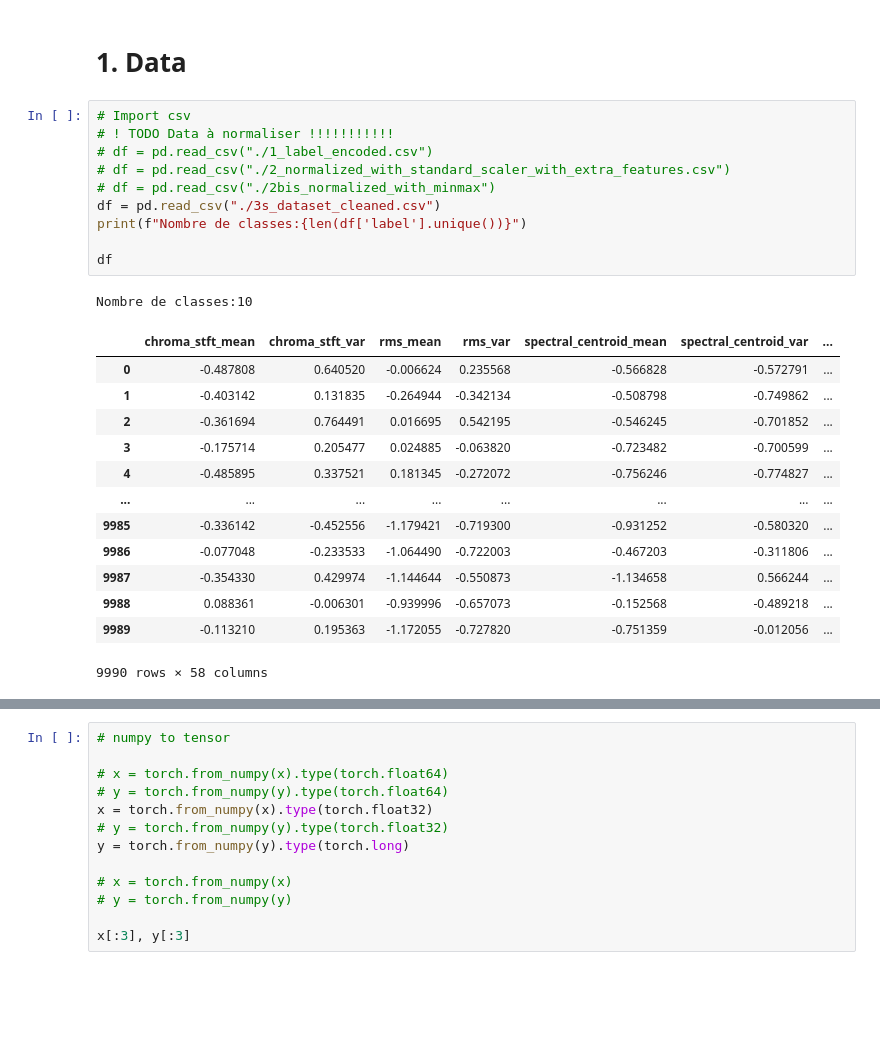
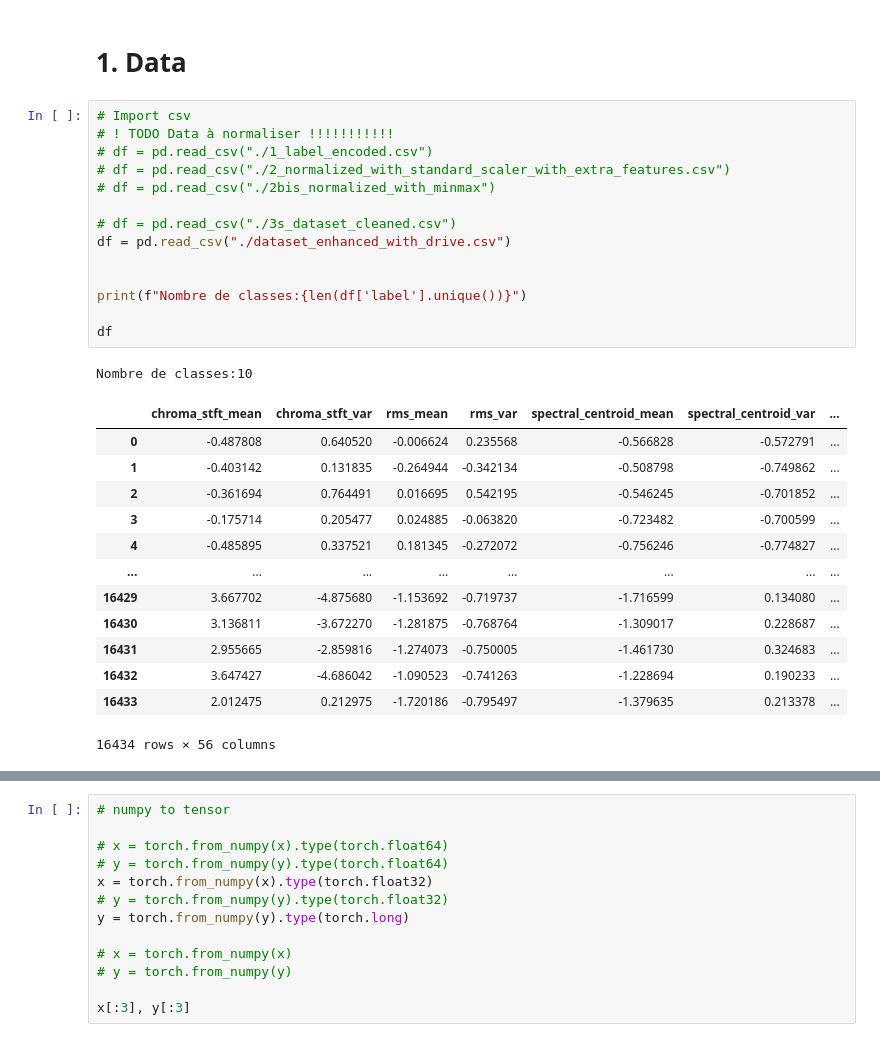
Before and after one commit to Pindice/Music2, a Jupyter notebook: q_labo/previous_model/pytorch_model_v3/pytorch_model copy 2.ipynb, the cells around one changed output, grey strips where cells are left out. Saved outputs shown, nothing was run; the diff lists cells and outputs as text; blank space fills up the shorter version.

```diff
--- a/q_labo/previous_model/pytorch_model_v3/pytorch_model copy 2.ipynb
+++ b/q_labo/previous_model/pytorch_model_v3/pytorch_model copy 2.ipynb
@@ -25,28 +25,32 @@ device
 # %%
 # Import csv
 # ! TODO Data à normaliser !!!!!!!!!!!
 # df = pd.read_csv("./1_label_encoded.csv")
 # df = pd.read_csv("./2_normalized_with_standard_scaler_with_extra_features.csv")
 # df = pd.read_csv("./2bis_normalized_with_minmax")
-df = pd.read_csv("./3s_dataset_cleaned.csv")
+
+# df = pd.read_csv("./3s_dataset_cleaned.csv")
+df = pd.read_csv("./dataset_enhanced_with_drive.csv")
+
+
 print(f"Nombre de classes:{len(df['label'].unique())}")
 
 df
 # %% [output]
 Nombre de classes:10
 |  | chroma_stft_mean | chroma_stft_var | rms_mean | rms_var | spectral_centroid_mean | spectral_centroid_var | ... |
 | 0 | -0.487808 | 0.640520 | -0.006624 | 0.235568 | -0.566828 | -0.572791 | ... |
 | 1 | -0.403142 | 0.131835 | -0.264944 | -0.342134 | -0.508798 | -0.749862 | ... |
 | 2 | -0.361694 | 0.764491 | 0.016695 | 0.542195 | -0.546245 | -0.701852 | ... |
 | 3 | -0.175714 | 0.205477 | 0.024885 | -0.063820 | -0.723482 | -0.700599 | ... |
 | 4 | -0.485895 | 0.337521 | 0.181345 | -0.272072 | -0.756246 | -0.774827 | ... |
 | ... | ... | ... | ... | ... | ... | ... | ... |
-| 9985 | -0.336142 | -0.452556 | -1.179421 | -0.719300 | -0.931252 | -0.580320 | ... |
-| 9986 | -0.077048 | -0.233533 | -1.064490 | -0.722003 | -0.467203 | -0.311806 | ... |
-| 9987 | -0.354330 | 0.429974 | -1.144644 | -0.550873 | -1.134658 | 0.566244 | ... |
-| 9988 | 0.088361 | -0.006301 | -0.939996 | -0.657073 | -0.152568 | -0.489218 | ... |
-| 9989 | -0.113210 | 0.195363 | -1.172055 | -0.727820 | -0.751359 | -0.012056 | ... |
+| 16429 | 3.667702 | -4.875680 | -1.153692 | -0.719737 | -1.716599 | 0.134080 | ... |
+| 16430 | 3.136811 | -3.672270 | -1.281875 | -0.768764 | -1.309017 | 0.228687 | ... |
+| 16431 | 2.955665 | -2.859816 | -1.274073 | -0.750005 | -1.461730 | 0.324683 | ... |
+| 16432 | 3.647427 | -4.686042 | -1.090523 | -0.741263 | -1.228694 | 0.190233 | ... |
+| 16433 | 2.012475 | 0.212975 | -1.720186 | -0.795497 | -1.379635 | 0.213378 | ... |
-9990 rows × 58 columns
+16434 rows × 56 columns
 # %%
 # df to numpy
 
```
Also changed, not shown: parts of 4 cells of this notebook, 2 other files.
